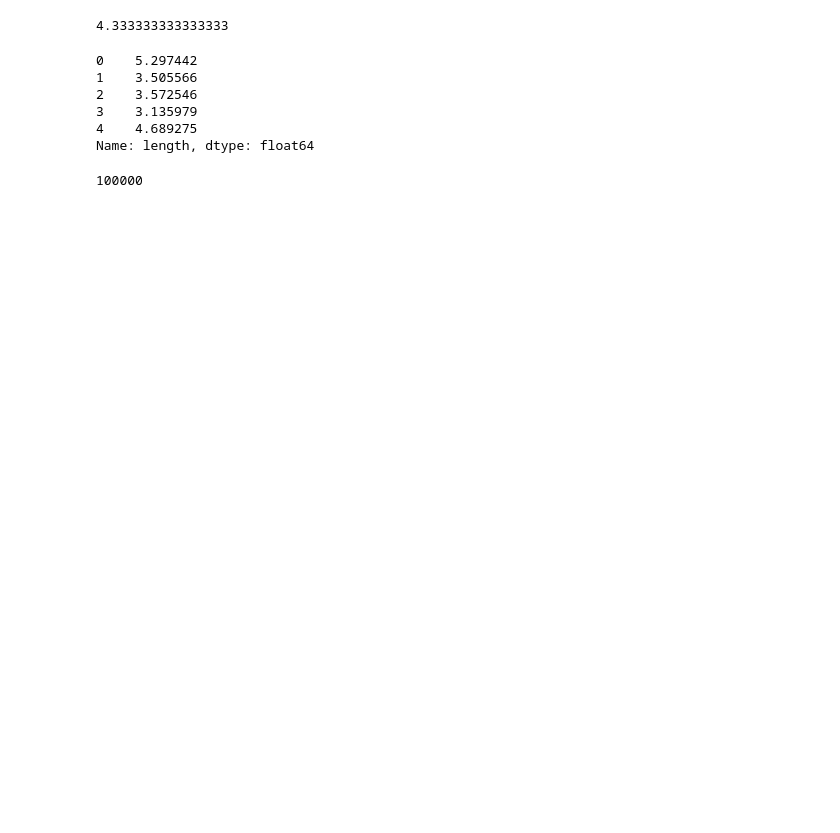
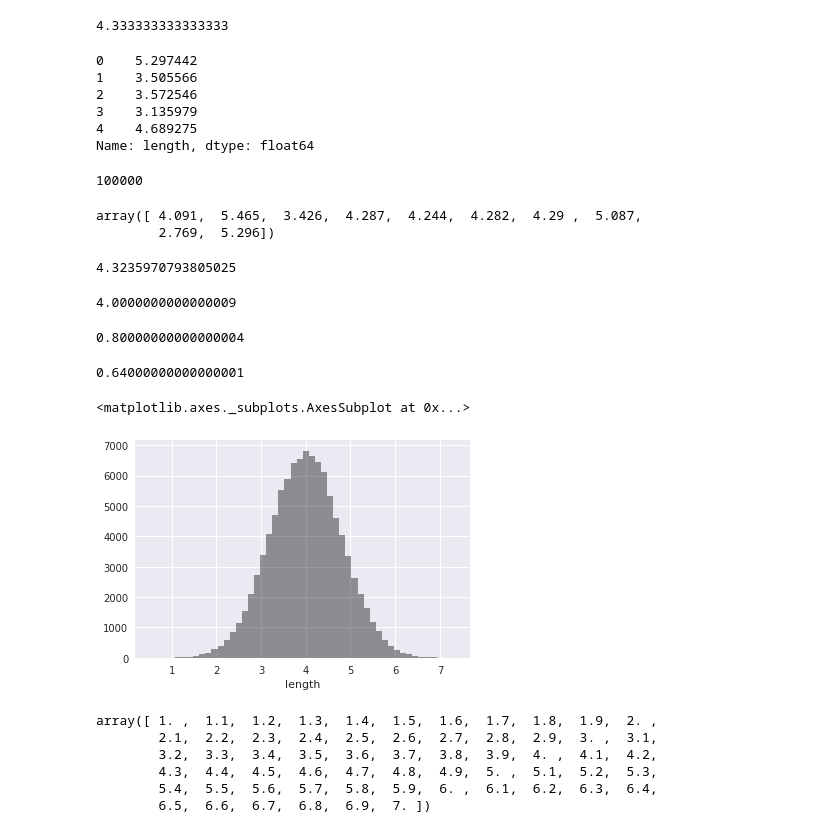
Before and after one commit to KentFujii/py_statistics, a Jupyter notebook: data_analysis/simulation.ipynb, the cells around one changed output. Drawn from its saved outputs; the diff is of its cells as text; code cells hidden in the pictures; blank space fills up the shorter version.

```diff
--- a/data_analysis/simulation.ipynb
+++ b/data_analysis/simulation.ipynb
@@ -42,3 +42,44 @@ Name: length, dtype: float64
 len(fish_100000)
 # %% [output]
 100000
+# %%
+sampling_result = np.random.choice(
+    fish_100000,
+    size=10,
+    replace=False
+)
+sampling_result
+# %% [output]
+array([ 4.091,  5.465,  3.426,  4.287,  4.244,  4.282,  4.29 ,  5.087,
+        2.769,  5.296])
+# %%
+sp.mean(sampling_result)
+# %% [output]
+4.3235970793805025
+# %%
+sp.mean(fish_100000)
+# %% [output]
+4.0000000000000009
+# %%
+sp.std(fish_100000, ddof=0)
+# %% [output]
+0.80000000000000004
+# %%
+sp.var(fish_100000, ddof=0)
+# %% [output]
+0.64000000000000001
+# %%
+sns.distplot(fish_100000, kde=False, color='black')
+# %% [output]
+<matplotlib.axes._subplots.AxesSubplot at 0x...>
+[figure, added]
+# %%
+x = np.arange(start=1, stop=7.1, step=0.1)
+x
+# %% [output]
+array([ 1. ,  1.1,  1.2,  1.3,  1.4,  1.5,  1.6,  1.7,  1.8,  1.9,  2. ,
+        2.1,  2.2,  2.3,  2.4,  2.5,  2.6,  2.7,  2.8,  2.9,  3. ,  3.1,
+        3.2,  3.3,  3.4,  3.5,  3.6,  3.7,  3.8,  3.9,  4. ,  4.1,  4.2,
+        4.3,  4.4,  4.5,  4.6,  4.7,  4.8,  4.9,  5. ,  5.1,  5.2,  5.3,
+        5.4,  5.5,  5.6,  5.7,  5.8,  5.9,  6. ,  6.1,  6.2,  6.3,  6.4,
+        6.5,  6.6,  6.7,  6.8,  6.9,  7. ])
```
Also changed, not shown: parts of 5 cells of this notebook, 1 other file.
